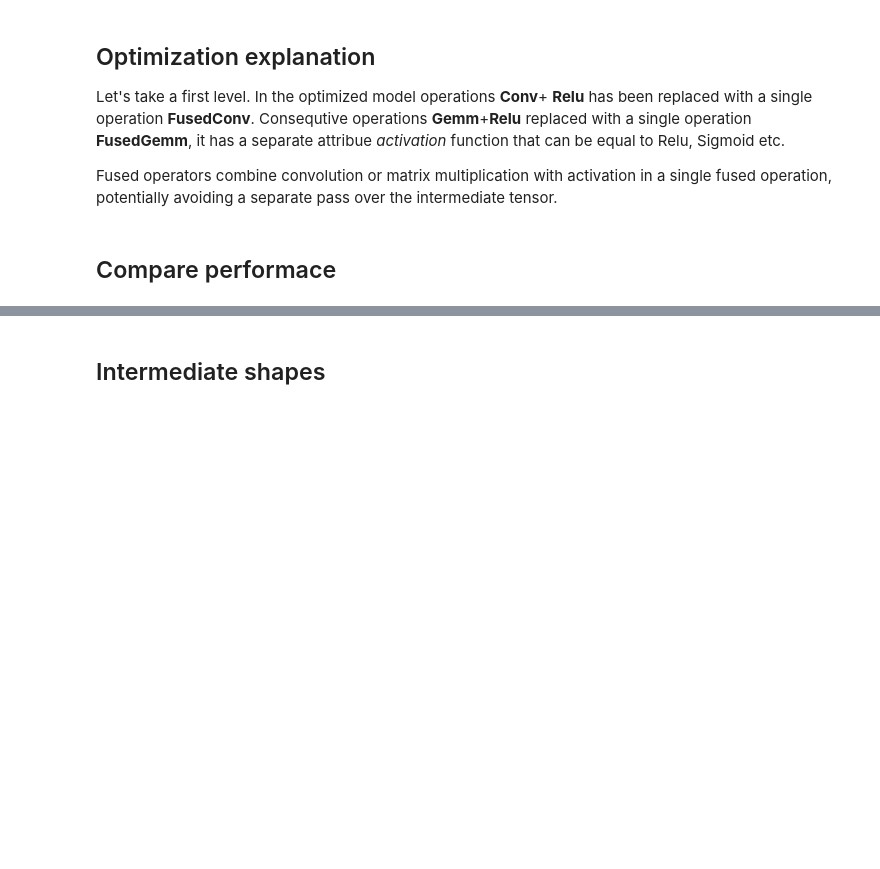
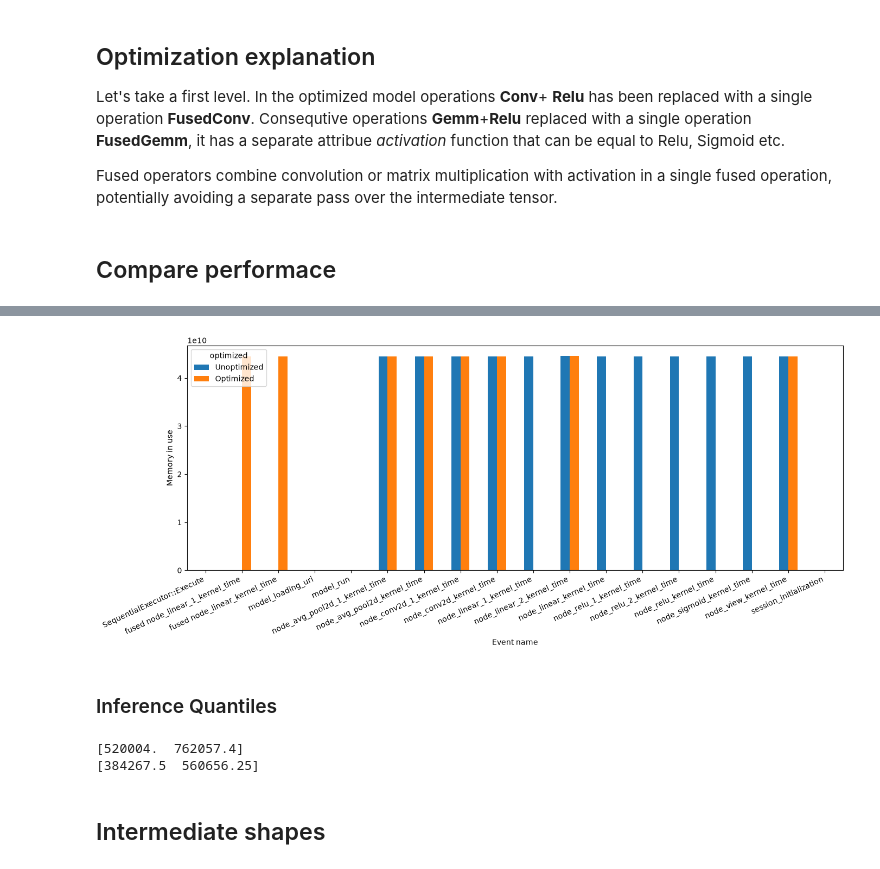
Before and after one commit to arykovanov/embedded-ml-runtime-lab, a Jupyter notebook: model/onnx_details.ipynb, the cells around one changed output, grey strips where cells are left out. Drawn from its saved outputs; the diff is of its cells as text; code cells hidden in the pictures; blank space fills up the shorter version.

Commit message:
Benchmarking of session inference. #8

```diff
--- a/model/onnx_details.ipynb
+++ b/model/onnx_details.ipynb
@@ -233,0 +220,12 @@ total=11912401308, min=122707, mean=186131.2704375, std=186131.2704375, median=5
+# %%
+import json
+optimized_report_json = json.load(open(optimized_report))
+nonoptimized_report_json = json.load(open(nonoptimized_report))
+# %%
+import pandas as pd
+
+optimized_df = pd.json_normalize(optimized_report_json)
+optimized_df["optimized"] = True
+
+nonoptimized_df = pd.json_normalize(nonoptimized_report_json)
+nonoptimized_df["optimized"] = False
@@ -233,0 +252,3 @@ total=11912401308, min=122707, mean=186131.2704375, std=186131.2704375, median=5
+# %%
+report_df = pd.concat([optimized_df, nonoptimized_df])
+report_df.head()
@@ -233,0 +303,3 @@ total=11912401308, min=122707, mean=186131.2704375, std=186131.2704375, median=5
+# %%
+numeric_columns = ["args.mem_bytes_in_use", "args.mem_in_use_peak"]
+report_df[numeric_columns] = report_df[numeric_columns].apply(pd.to_numeric)
@@ -233,0 +333,16 @@ total=11912401308, min=122707, mean=186131.2704375, std=186131.2704375, median=5
+# %%
+durations = (
+    report_df.groupby(["name", "optimized"])["args.mem_bytes_in_use"]
+    .sum()
+    .unstack("optimized")
+    .rename(columns={False: "Unoptimized", True: "Optimized"})
+)
+
+ax = durations.plot.bar(figsize=(14, 6))
+ax.set_xlabel("Event name")
+ax.set_ylabel("Memory in use")
+plt.xticks(rotation=25, ha="right")
+plt.tight_layout()
+plt.show()
+# %% [output]
+[figure, added]
@@ -234,3 +363,11 @@ total=11912401308, min=122707, mean=186131.2704375, std=186131.2704375, median=5
+# %% [markdown]
+### Inference Quantiles
+# %%
+print(np.quantile(nonoptimized_times, q=[0.5, 0.95]))
+print(np.quantile(optimized_times, q=[0.5, 0.95]))
+# %% [output]
+[520004.  762057.4]
+[384267.5  560656.25]
 # %% [markdown]
 ## Intermediate shapes
 # %%
```
Also changed, not shown: parts of 11 cells of this notebook, 2 other files.
